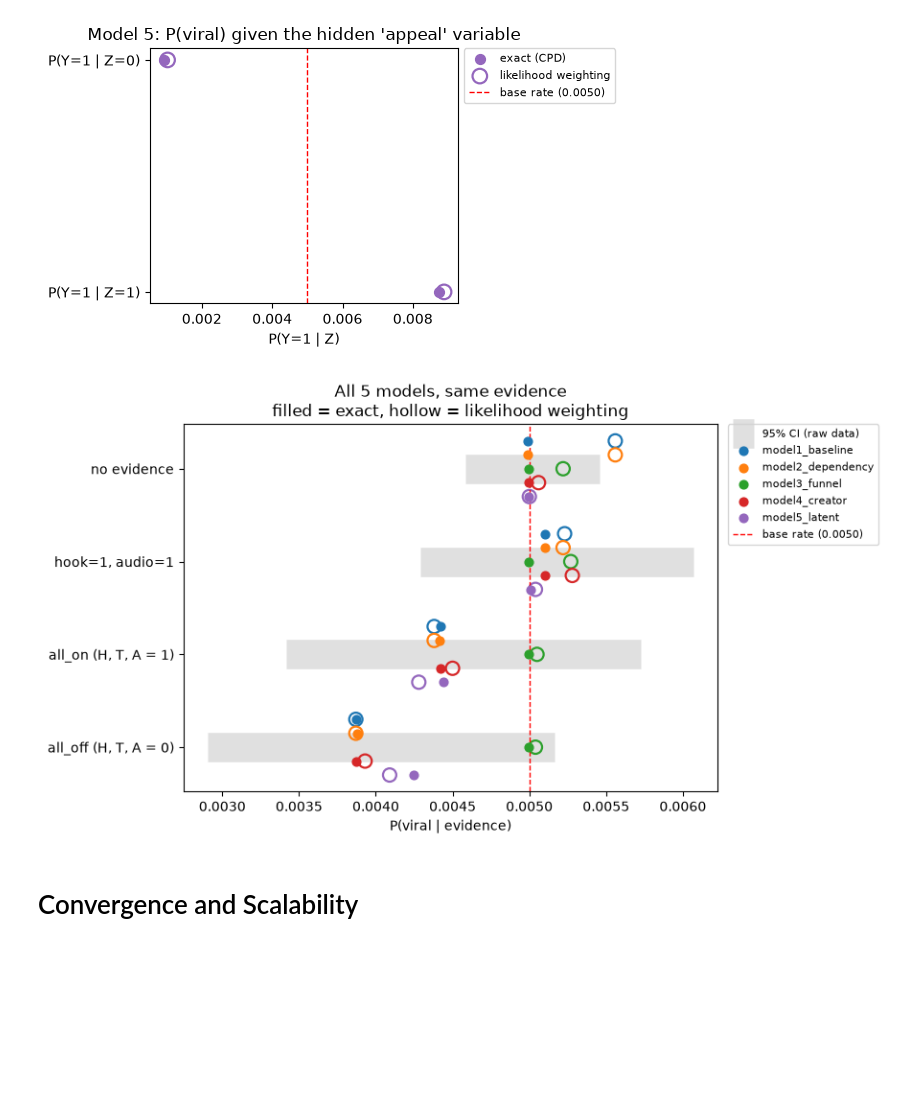
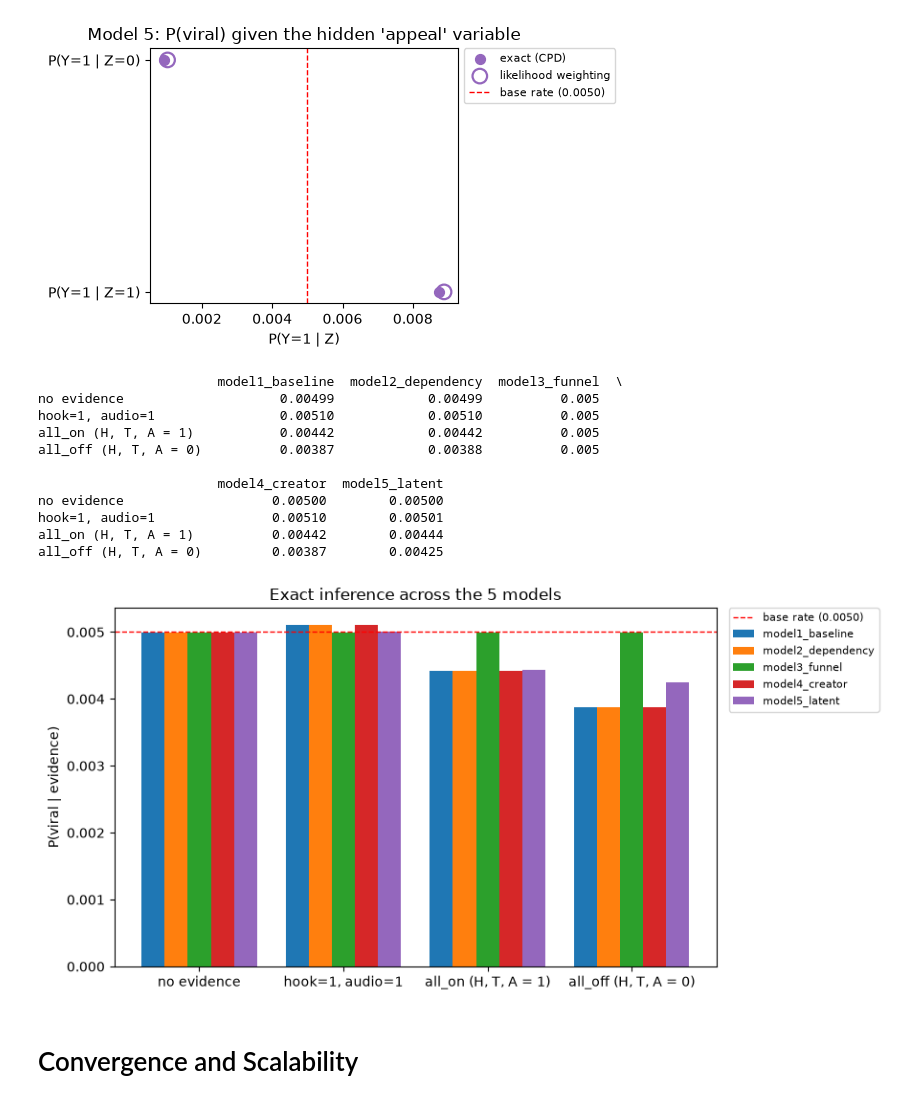
Before and after one commit to BenMiller0/CSE_150A_IG_REELS, a Jupyter notebook: code/ig_reel_virality.ipynb, the cells around one changed output. Drawn from its saved outputs; the diff is of its cells as text; code cells hidden in the pictures; blank space fills up the shorter version.

Commit message:
Made visual comparing exact inference simpler

```diff
--- a/code/ig_reel_virality.ipynb
+++ b/code/ig_reel_virality.ipynb
@@ -505,52 +505,48 @@ Model 5, conditioning on the hidden variable:
 1  P(Y=1 | Z=1)  0.00875  0.00889
 [figure]
 # %%
-# Cell that visualizes the exact and approximate inference results for all 5 models under different evidence scenarios
+# Cell that visualizes the comparison of exact inference results for all 5 models under different evidence scenarios
 scenarios = {
-    "no evidence":              {},
-    "hook=1, audio=1":          {H: 1, A: 1},
-    "all_on (H, T, A = 1)":     {H: 1, T: 1, A: 1},
-    "all_off (H, T, A = 0)":    {H: 0, T: 0, A: 0},
+    "no evidence":           {},
+    "hook=1, audio=1":       {H: 1, A: 1},
+    "all_on (H, T, A = 1)":  {H: 1, T: 1, A: 1},
+    "all_off (H, T, A = 0)": {H: 0, T: 0, A: 0},
 }
 
 base = bin_df[Y].mean()
 
-rows = []
-for sname, ev in scenarios.items():
-    if ev:
-        mask = np.logical_and.reduce([bin_df[k] == v for k, v in ev.items()])
-    else:
-        mask = np.ones(len(bin_df), dtype=bool)
-    k, n = int(bin_df.loc[mask, Y].sum()), int(mask.sum())
-    lo, hi = wilson(k, n)
-    for mname, m in all5.items():
-        rows.append({"scenario": sname, "model": mname,
-                     "exact": exact_p(m, ev), "LW": lw_estimate(m, ev, N_LW),
-                     "lo": lo, "hi": hi})
-res = pd.DataFrame(rows)
-res["abs_err"] = (res["LW"] - res["exact"]).abs()
+exact_tbl = pd.DataFrame(
+    {mname: {sname: exact_p(m, ev) for sname, ev in scenarios.items()}
+     for mname, m in all5.items()}
+)
+print(exact_tbl.round(5))
 
-fig, ax = plt.subplots(figsize=(9, 5))
-ypos = {s: i for i, s in enumerate(scenarios)}
-for s in scenarios:
-    d = res[res.scenario == s].iloc[0]
-    ax.hlines(ypos[s], d["lo"], d["hi"], color="lightgray", lw=22, alpha=0.7, zorder=1,
-               label="95% CI (raw data)" if s == list(scenarios)[0] else None)
-for m in names:
-    d = res[res.model == m]
-    y = [ypos[s] + offsets[m] for s in d.scenario]
-    ax.scatter(d["exact"], y, color=colors[m], s=40, zorder=3, label=m)
-    ax.scatter(d["LW"], y, facecolors="none", edgecolors=colors[m], s=100, lw=1.6, zorder=2)
-ax.axvline(base, color="red", ls="--", lw=1, label=f"base rate ({base:.4f})")
-ax.set_yticks(list(ypos.values())); ax.set_yticklabels(list(ypos.keys()))
-ax.invert_yaxis()
-ax.set_xlabel("P(viral | evidence)")
-ax.set_title("All 5 models, same evidence\nfilled = exact, hollow = likelihood weighting")
+fig, ax = plt.subplots(figsize=(9, 4.5))
+x = np.arange(len(exact_tbl.index))
+w = 0.8 / len(exact_tbl.columns)
+for i, m in enumerate(exact_tbl.columns):
+    ax.bar(x + (i - (len(exact_tbl.columns) - 1) / 2) * w, exact_tbl[m], width=w,
+           color=colors[m], label=m)
+ax.axhline(base, color="red", ls="--", lw=1, label=f"base rate ({base:.4f})")
+ax.set_xticks(x); ax.set_xticklabels(exact_tbl.index)
+ax.set_ylabel("P(viral | evidence)")
+ax.set_title("Exact inference across the 5 models")
 ax.legend(fontsize=8, loc="upper left", bbox_to_anchor=(1.02, 1), borderaxespad=0)
 fig.tight_layout()
 plt.show()
 # %% [output]
+                       model1_baseline  model2_dependency  model3_funnel  \
+no evidence                    0.00499            0.00499          0.005
+hook=1, audio=1                0.00510            0.00510          0.005
+all_on (H, T, A = 1)           0.00442            0.00442          0.005
+all_off (H, T, A = 0)          0.00387            0.00388          0.005
+
+                       model4_creator  model5_latent
+no evidence                   0.00500        0.00500
+hook=1, audio=1               0.00510        0.00501
+all_on (H, T, A = 1)          0.00442        0.00444
+all_off (H, T, A = 0)         0.00387        0.00425
-[figure, old version]
+[figure, new version]
 # %% [markdown]
 # Convergence and Scalability
 # %%
```
